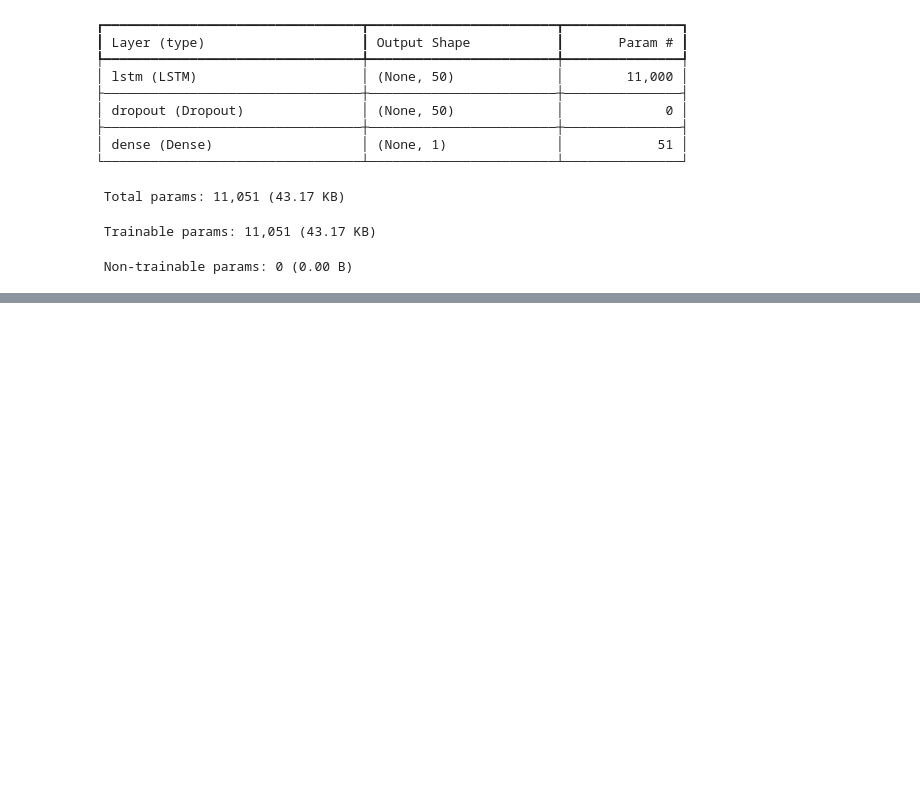
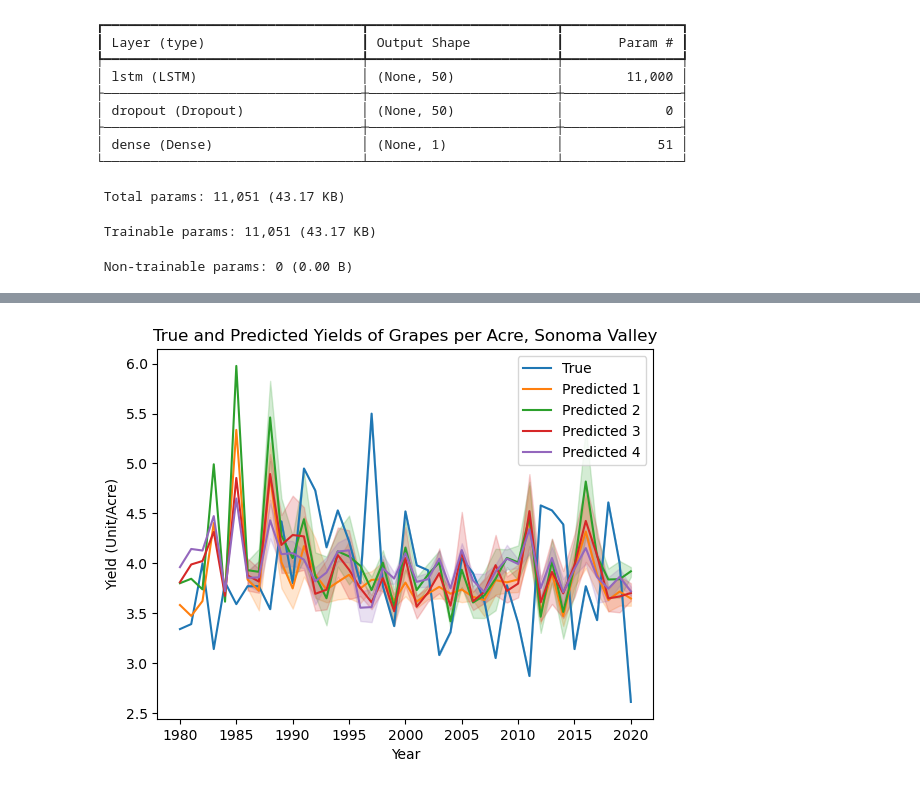
Before and after one commit to coldzonemt/Capstone_2, a Jupyter notebook: Modeling.ipynb, the cells around one changed output, grey strips where cells are left out. Saved outputs shown, nothing was run; the diff lists cells and outputs as text; code cells hidden in the pictures; blank space fills up the shorter version.

```diff
--- a/Modeling.ipynb
+++ b/Modeling.ipynb
@@ -418,0 +495,5 @@ plt.legend();
+# %%
+predict_y_3 = []
+for index, row in df.iterrows():
+    predicted_yield = predict_yield(model_3, scaler, row['STATION'], row['PRCP'], row['TMAX'], row['TMIN'])
+    predict_y_3.append(predicted_yield)
@@ -418,0 +610,9 @@ plt.legend();
+# %%
+model_4 = model = Sequential()
+model_4.add(Input(shape=(n_steps, X.shape[2])))
+model_4.add(LSTM(50, activation='tanh'))
+model_4.add(Dropout(0.2))
+model_4.add(Dense(1))
+model_4.compile(optimizer=Adam(learning_rate=0.001), loss='mse')
+# %%
+model_4.fit(X, y, epochs=200, verbose=0)
@@ -418,0 +621,5 @@ plt.legend();
+# %%
+predict_y_4 = []
+for index, row in df.iterrows():
+    predicted_yield = predict_yield(model_4, scaler, row['STATION'], row['PRCP'], row['TMAX'], row['TMIN'])
+    predict_y_4.append(predicted_yield)
@@ -418,0 +744,11 @@ plt.legend();
+# %%
+sns.lineplot(data=df, x='Year', y=true_y_2, label='True')
+sns.lineplot(data=df, x='Year', y=predict_y, label='Predicted 1')
+sns.lineplot(data=df, x='Year', y=predict_y_2, label='Predicted 2')
+sns.lineplot(data=df, x='Year', y=predict_y_3, label='Predicted 3')
+sns.lineplot(data=df, x='Year', y=predict_y_4, label='Predicted 4')
+plt.ylabel('Yield (Unit/Acre)')
+plt.title('True and Predicted Yields of Grapes per Acre, Sonoma Valley')
+plt.legend();
+# %% [output]
+[figure, added]
```
Also changed, not shown: parts of 28 cells of this notebook, 2 other files.
